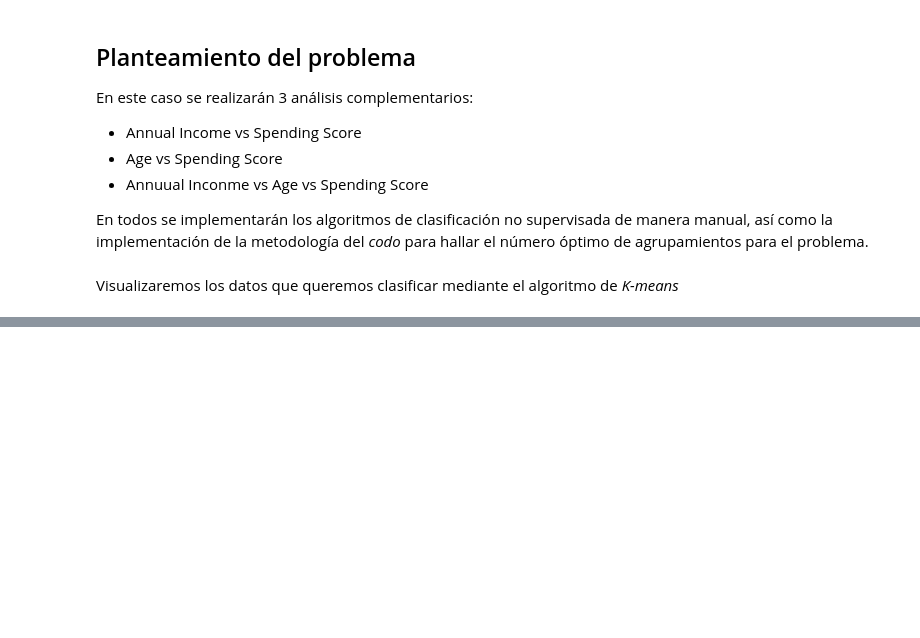
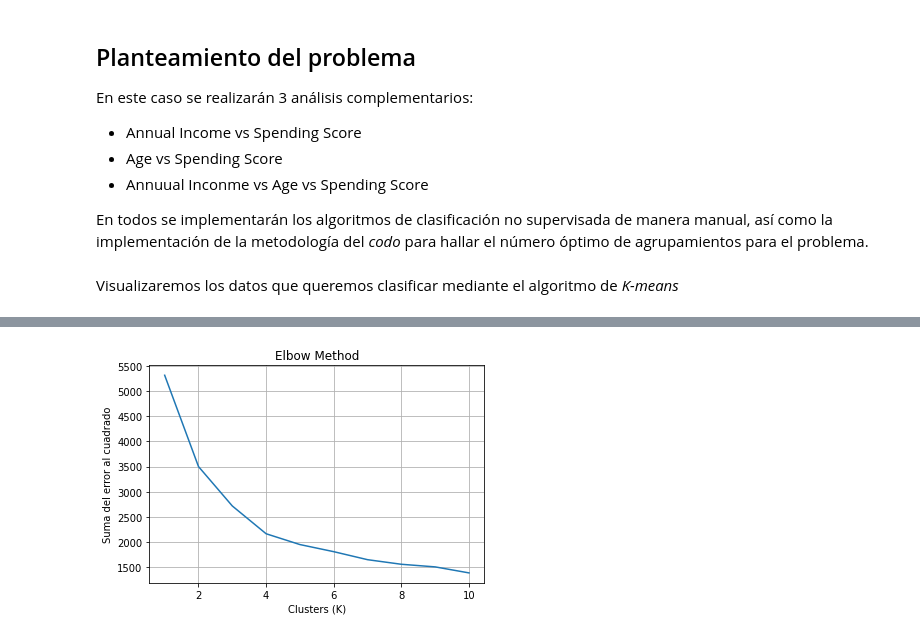
Before and after one commit to MDG99/k-means, a Jupyter notebook: 01 Mall Customer dataset.ipynb, the cells around one changed output, grey strips where cells are left out. Cells and saved outputs as stored; diff of their text form; code cells hidden in the pictures; blank space fills up the shorter version.

```diff
--- a/01 Mall Customer dataset.ipynb
+++ b/01 Mall Customer dataset.ipynb
@@ -164,0 +257,12 @@ print(X)
+# %%
+elbow2 = elbow_method(X2)
+
+t = range(1,11)
+plt.plot(t, elbow2)
+plt.grid(True)
+plt.title('Elbow Method')
+plt.xlabel('Clusters (K)')
+plt.ylabel('Suma del error al cuadrado')
+plt.show()
+# %% [output]
+[figure, added]
```
Also changed, not shown: parts of 24 cells of this notebook.
